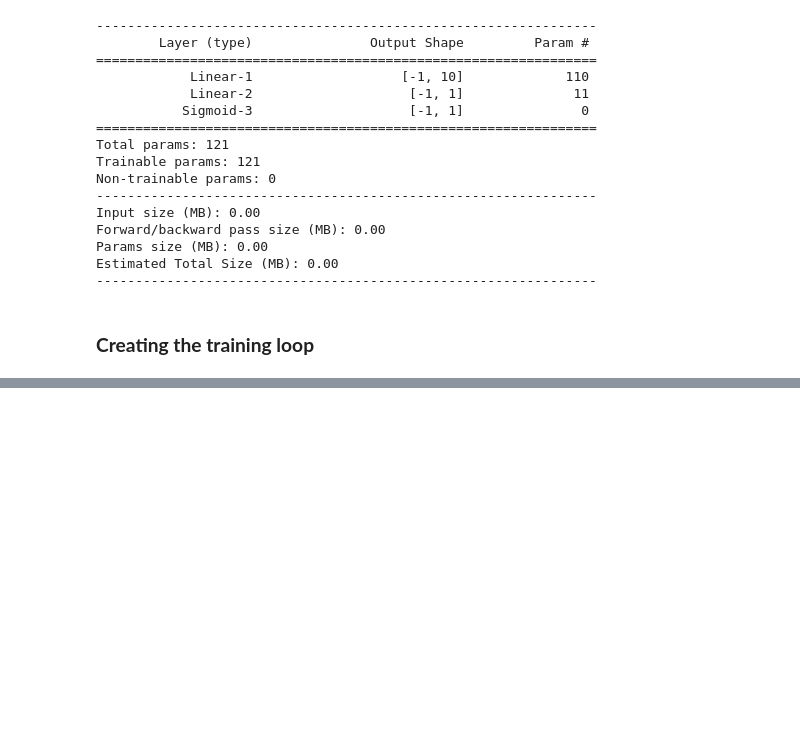
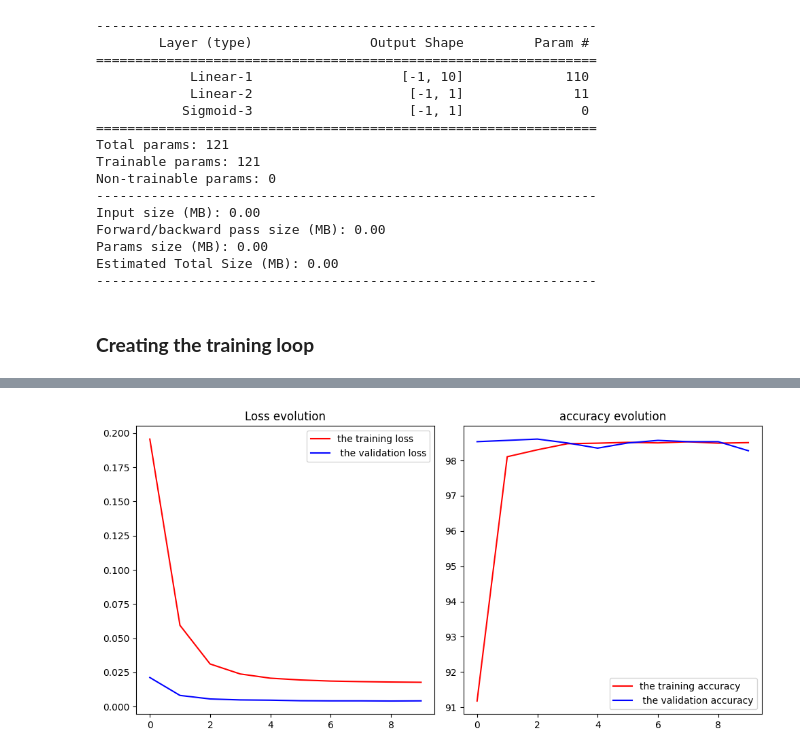
Before and after one commit to YassineSdk/Rice_Classification_Pytorch, a Jupyter notebook: rice-classification-pytorch.ipynb, the cells around one changed output, grey strips where cells are left out. Drawn from its saved outputs; the diff is of its cells as text; code cells hidden in the pictures; blank space fills up the shorter version.

```diff
--- a/rice-classification-pytorch.ipynb
+++ b/rice-classification-pytorch.ipynb
@@ -279,0 +303,13 @@ for ep in range(epochs):
+# %%
+fig , ax = plt.subplots(1,2,figsize=(10,5))
+ax[0].plot(loss_train_list,c='r',label='the training loss')
+ax[0].plot(loss_val_list,c='b',label=' the validation loss')
+ax[0].set_title('Loss evolution')
+ax[0].legend()
+ax[1].plot(acc_train_list,c='r',label='the training accuracy')
+ax[1].plot(acc_val_list,c='b',label=' the validation accuracy')
+ax[1].set_title('accuracy evolution')
+plt.legend()
+plt.tight_layout()
+# %% [output]
+[figure, added]
```
Also changed, not shown: parts of 4 cells of this notebook.
